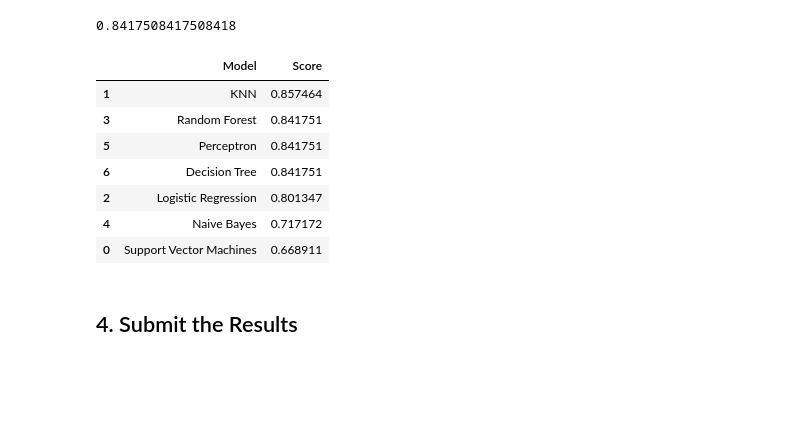
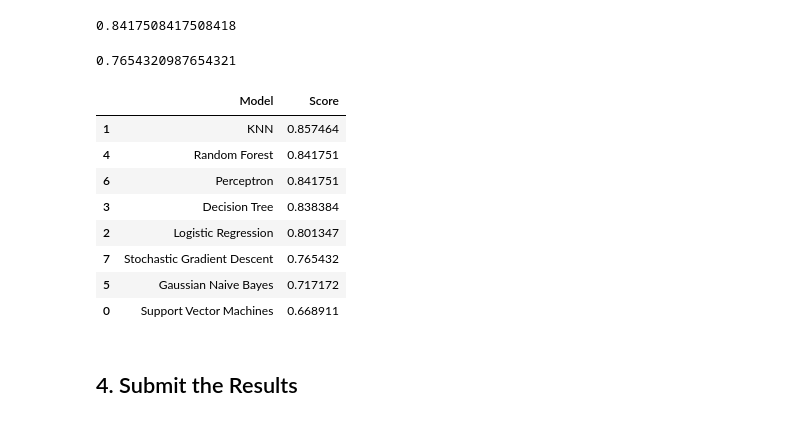
Before and after one commit to MohammadB88/kaggle, a Jupyter notebook: titanic/main.ipynb, the cells around one changed output. Saved outputs shown, nothing was run; the diff lists cells and outputs as text; code cells hidden in the pictures; blank space fills up the shorter version.

Commit message:
Add another models: Linear SVC, Decision Tree, Stochastic Gradient Descent

```diff
--- a/titanic/main.ipynb
+++ b/titanic/main.ipynb
@@ -614,3 +616,16 @@ accuracy_SVC = model_SVC.score(X_train, y_train)
 print(accuracy_SVC)
 # %% [output]
 0.6689113355780022
+# %%
+# Linear SVC
+# Train the model
+model_LSVC = LinearSVC()
+model_LSVC.fit(X_train, y_train)
+
+# Calculate the predictions based on this model
+predict_LSVC = model_LSVC.predict(X_test)
+# print(predict_SVC)
+
+# Calculate the score on training data, while there are no target values for the test dataset (Y_test)
+accuracy_LSVC = model_LSVC.score(X_train, y_train)
+print(accuracy_LSVC)
@@ -632,7 +649,7 @@ print(accuracy_GNB)
 # %%
 # Decision Tree
 # Train the model
-model_DT = RandomForestClassifier(n_estimators=100, max_depth=5, random_state=1)
+model_DT = DecisionTreeClassifier(max_depth=5, random_state=1)
 model_DT.fit(X_train, y_train)
 
 # Calculate the predictions based on this model
@@ -674,19 +691,35 @@ accuracy_Perc = model_Perc.score(X_train, y_train)
 print(accuracy_Perc)
 # %% [output]
 0.8417508417508418
+# %%
+# Stochastic Gradient Descent
+# Train the model
+model_SGDC = SGDClassifier()
+model_SGDC.fit(X_train, y_train)
+
+# Calculate the predictions based on this model
+predict_SGDC = model_SGDC.predict(X_test)
+# print(predict_RF)
+
+# Calculate the score on training data, while there are no target values for the test dataset (Y_test)
+accuracy_SGDC = model_SGDC.score(X_train, y_train)
+print(accuracy_SGDC)
+# %% [output]
+0.7654320987654321
 # %%
 #Which model predicted the best?
-models = pd.DataFrame({'Model': ['Support Vector Machines', 'KNN', 'Logistic Regression', 'Random Forest', 'Gaussian Naive Bayes', 'Perceptron', 'Decision Tree'],
-'Score': [accuracy_SVC,accuracy_KNN,accuracy_LR,accuracy_RF,accuracy_GNB,accuracy_Perc,accuracy_DT]})
+models = pd.DataFrame({'Model': ['Support Vector Machines', 'KNN', 'Logistic Regression', 'Decision Tree', 'Random Forest', 'Gaussian Naive Bayes', 'Perceptron', 'Stochastic Gradient Descent'],
+'Score': [accuracy_SVC,accuracy_KNN,accuracy_LR,accuracy_DT,accuracy_RF,accuracy_GNB,accuracy_Perc,accuracy_SGDC]})
 models.sort_values(by='Score', ascending=False)
 # %% [output]
 |  | Model | Score |
 | 1 | KNN | 0.857464 |
-| 3 | Random Forest | 0.841751 |
-| 5 | Perceptron | 0.841751 |
-| 6 | Decision Tree | 0.841751 |
+| 4 | Random Forest | 0.841751 |
+| 6 | Perceptron | 0.841751 |
+| 3 | Decision Tree | 0.838384 |
 | 2 | Logistic Regression | 0.801347 |
-| 4 | Naive Bayes | 0.717172 |
+| 7 | Stochastic Gradient Descent | 0.765432 |
+| 5 | Gaussian Naive Bayes | 0.717172 |
 | 0 | Support Vector Machines | 0.668911 |
 # %% [markdown]
 <a id='submit'></a>
```
Also changed, not shown: parts of 4 cells of this notebook.
